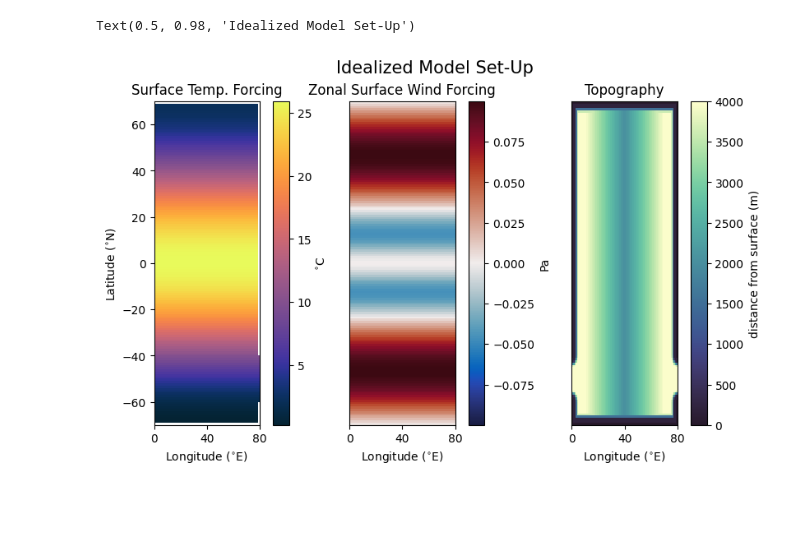
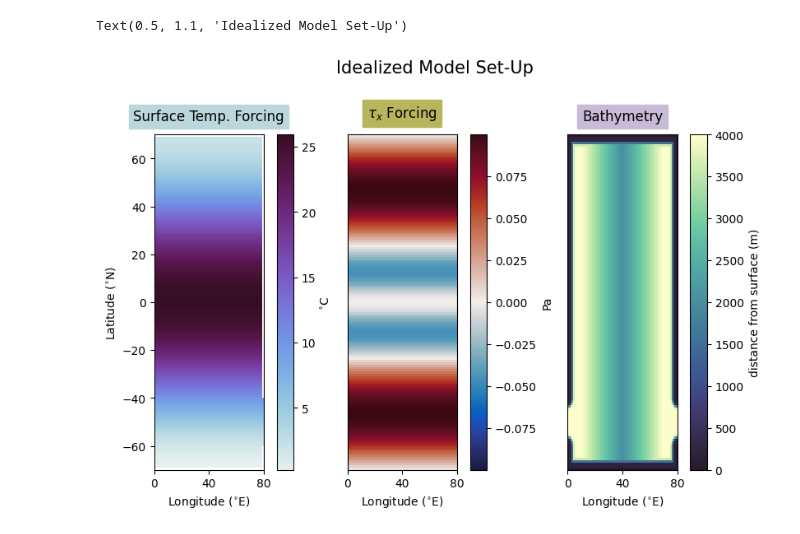
Before and after one commit to kailauyeda/single_basin_amoc_tropics, a Jupyter notebook: 6-21_build_INPUT/6-12_INPUT_figures.ipynb, the cells around one changed output. Drawn from its saved outputs; the diff is of its cells as text; code cells hidden in the pictures; blank space fills up the shorter version.

Commit message:
Update INPUT_figures notebook

```diff
--- a/6-21_build_INPUT/6-12_INPUT_figures.ipynb
+++ b/6-21_build_INPUT/6-12_INPUT_figures.ipynb
@@ -34,0 +24,11 @@ sst = xr.open_dataset(string + '11-27_NaN_SST.nc')
+# %%
+string = '/vortex1/jupyter-kuyeda/t_m_p_wind/6-21_build_INPUT/6-21_INPUT_files/'
+
+#'/h/kuyeda/INPUT/'
+bath = xr.open_dataset(string + 'topo_file_test1.nc')
+wind = xr.open_dataset(string + 'wind_sample_nov_10.nc')
+sst = xr.open_dataset(string + '11-27_NaN_SST.nc')
+net_sol = xr.open_dataset(string + '11-27_zero_NET_SOL.nc')
+heat = xr.open_dataset(string + '11-27_zero_Heat.nc')
+sal = xr.open_dataset(string + '11-27_NaN_SAL.nc')
+PmE = xr.open_dataset(string + '11-29_PmE_all_zeros.nc')
@@ -35,35 +59,35 @@ sst = xr.open_dataset(string + '11-27_NaN_SST.nc')
 # %%
 fig,ax=plt.subplots(nrows=1,ncols=3,constrained_layout=True)
-sst.SST.plot(cbar_kwargs={'label':'$^{\circ}$C'},ax=ax[0],cmap=cmocean.cm.thermal)
+sst.SST.plot(cbar_kwargs={'label':'$^{\circ}$C'},ax=ax[0],cmap=cmocean.cm.dense)
 ax[0].set_aspect(140/80)
-ax[0].set_title('Surface Temp. Forcing')
+ax[0].set_title('Surface Temp. Forcing',backgroundcolor='#BCD7DB',pad=12)
 ax[0].set_ylabel('Latitude ($^{\circ}$N)')
 ax[0].set_xlabel('Longitude ($^{\circ}$E)')
 ax[0].set_xlim(0,80)
 ax[0].set_xticks((0,40,80))
 
 wind.taux.plot(cbar_kwargs={'label':'Pa'},ax=ax[1],cmap=cmocean.cm.balance)
 ax[1].set_aspect(140/80)
-ax[1].set_title('Zonal Surface Wind Forcing')
+ax[1].set_title('$\\tau_x$ Forcing',backgroundcolor='#B8B65D',pad=15)
 ax[1].set_ylabel('')
 ax[1].set_xlabel('Longitude ($^{\circ}$E)')
 ax[1].set_xlim(0,80)
 ax[1].tick_params(axis='y',left=False,labelleft=False)
 ax[1].set_xticks((0,40,80))
 
-topomap = cmocean.tools.crop(cmocean.cm.topo,0,2000,2000)
-topo.z.plot(cbar_kwargs = {'label':'distance from surface (m)'},ax=ax[2],cmap=topomap)
+bathmap = cmocean.tools.crop(cmocean.cm.topo,0,2000,2000)
+bath.z.plot(cbar_kwargs = {'label':'distance from surface (m)'},ax=ax[2],cmap=bathmap)
 ax[2].set_aspect(140/80)
-ax[2].set_title('Topography')
+ax[2].set_title('Bathymetry',backgroundcolor='#C8BBD8',pad=12)
 ax[2].set_ylabel('')
 ax[2].set_xlabel('Longitude ($^{\circ}$E)')
 ax[2].set_xlim(0,80)
 ax[2].set_xlim(0,80)
 ax[2].tick_params(axis='y',left=False,labelleft=False)
 ax[2].set_xticks((0,40,80))
 
 
-fig.suptitle('Idealized Model Set-Up',fontsize=15)
+fig.suptitle('Idealized Model Set-Up',fontsize=15,y=1.1)
 # %% [output]
-Text(0.5, 0.98, 'Idealized Model Set-Up')
+Text(0.5, 1.1, 'Idealized Model Set-Up')
-[figure, old version]
+[figure, new version]
```
Also changed, not shown: parts of 23 cells of this notebook.
